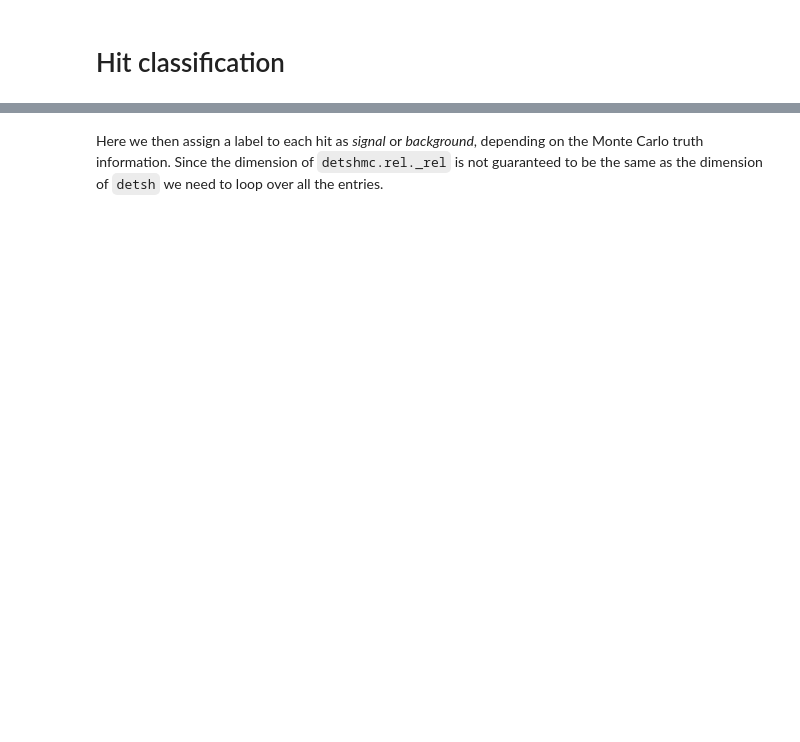
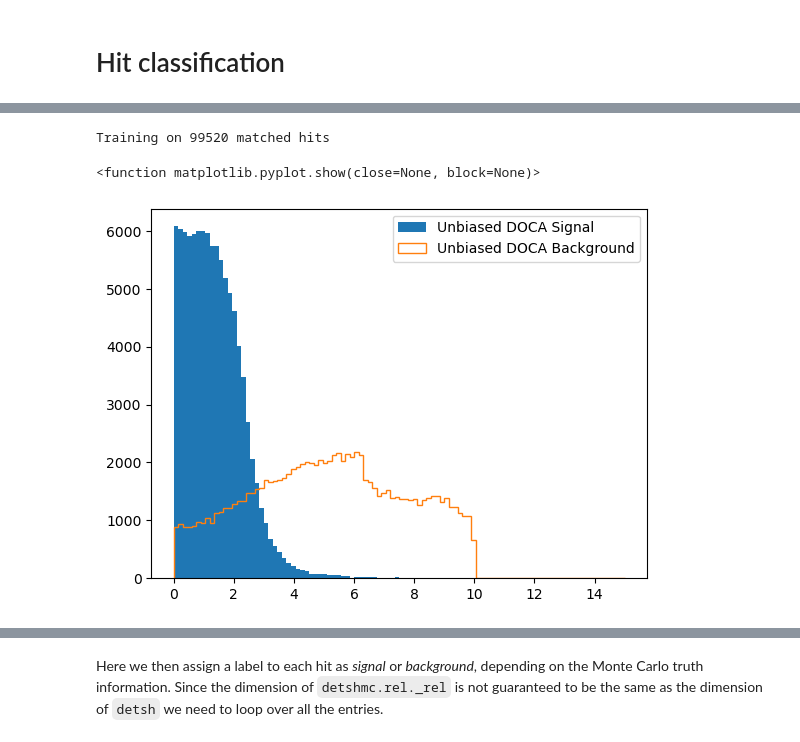
Before and after one commit to jnzhao3/KKTrain, a Jupyter notebook: TrainBkg.ipynb, the cells around one changed output, grey strips where cells are left out. Cells and saved outputs as stored; diff of their text form; code cells hidden in the pictures; blank space fills up the shorter version.

```diff
--- a/TrainBkg.ipynb
+++ b/TrainBkg.ipynb
@@ -2,0 +5,9 @@
+# %%
+import os
+
+suffix = "Early"
+filePath = "../../TrkAna/43291981/"
+
+
+file_list = os.listdir(filePath)
+print(file_list)
@@ -30,0 +113,19 @@ with uproot.open("/global/cfs/cdirs/m3712/Mu2e/TrkAna/39501509/nts.brownd.KKSeed
+# %%
+min_len = min(len(input_dataset[signal]), len(input_dataset[backgnd]))
+bsize=32
+# I need to double the batch_size when truncating as we divide the sample in half later for training
+tsize=2*bsize
+min_len = min_len - min_len%tsize
+print("Training on %s matched hits"%min_len)
+signal_dataset = input_dataset[signal][:min_len]
+bkg_dataset = input_dataset[backgnd][:min_len]
+
+balanced_input = np.concatenate((signal_dataset, bkg_dataset))
+y_balanced_input = np.concatenate((np.ones(signal_dataset.shape[0]), np.zeros(bkg_dataset.shape[0])))
+
+n_variables = balanced_input.shape[1]
+
+x_ce_train, x_ce_test, y_ce_train, y_ce_test = train_test_split(balanced_input, y_balanced_input, test_size=0.5, random_state=42)
+x_ce_test, x_ce_valid, y_ce_test, y_ce_valid = train_test_split(x_ce_test, y_ce_test, test_size=0.5, random_state=42)
+# %% [output]
+Training on 99520 matched hits
@@ -30,0 +161,37 @@ with uproot.open("/global/cfs/cdirs/m3712/Mu2e/TrkAna/39501509/nts.brownd.KKSeed
+# %%
+udoca_back = []
+tottdrift_back = []
+cdrift_back = []
+udocasig_back = []
+edep_back = []
+du_back = []
+rho_back = []
+
+for i in range(bkg_dataset.shape[0]):
+    udoca_back.append(bkg_dataset[i][0])
+
+for i in range(bkg_dataset.shape[0]):
+    cdrift_back.append(bkg_dataset[i][1])
+
+for i in range(bkg_dataset.shape[0]):
+    udocasig_back.append(bkg_dataset[i][2])
+
+for i in range(bkg_dataset.shape[0]):
+    tottdrift_back.append(bkg_dataset[i][3])
+
+for i in range(bkg_dataset.shape[0]):
+    edep_back.append(bkg_dataset[i][4])
+
+for i in range(bkg_dataset.shape[0]):
+    du_back.append(bkg_dataset[i][5])
+
+for i in range(bkg_dataset.shape[0]):
+    rho_back.append(bkg_dataset[i][6])
+# %%
+plt.hist(udoca_sig,label="Unbiased DOCA Signal", bins=100,range=(0,15))
+plt.hist(udoca_back,label="Unbiased DOCA Background", histtype='step', bins=100,range=(0,15))
+plt.legend()
+plt.show
+# %% [output]
+<function matplotlib.pyplot.show(close=None, block=None)>
+[figure, added]
```
Also changed, not shown: parts of 29 cells of this notebook.
